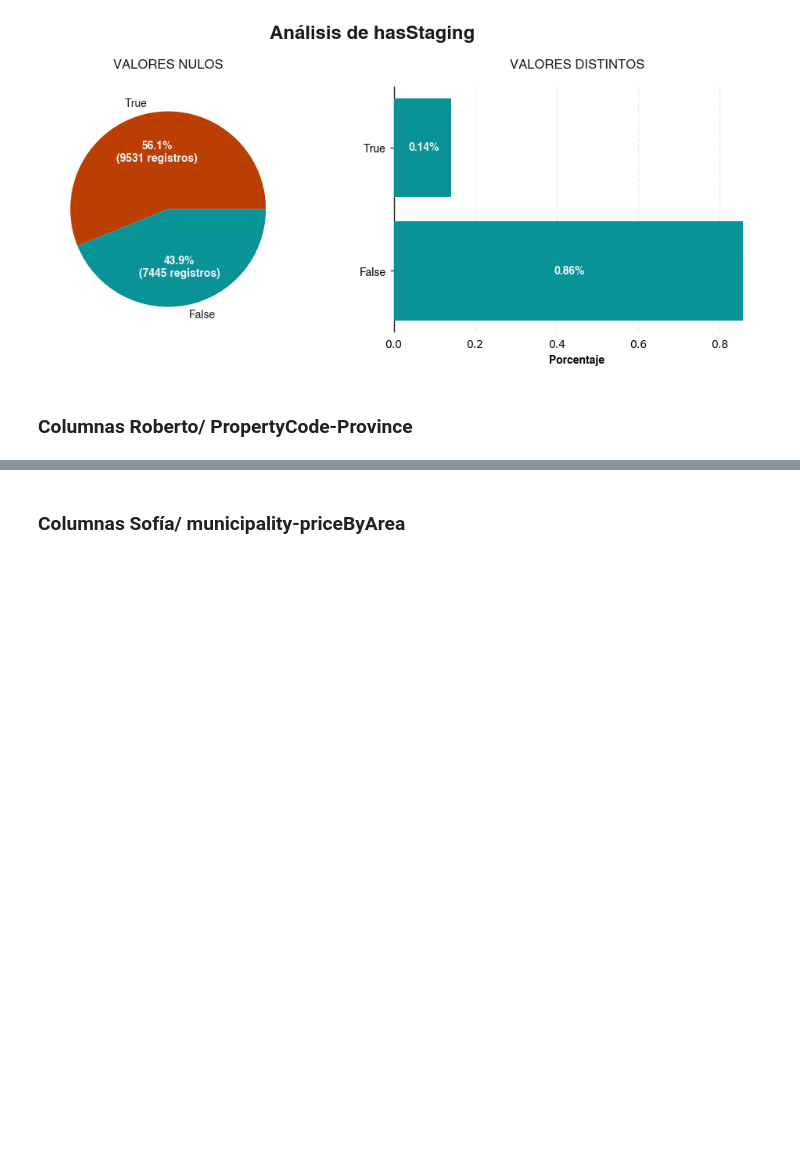
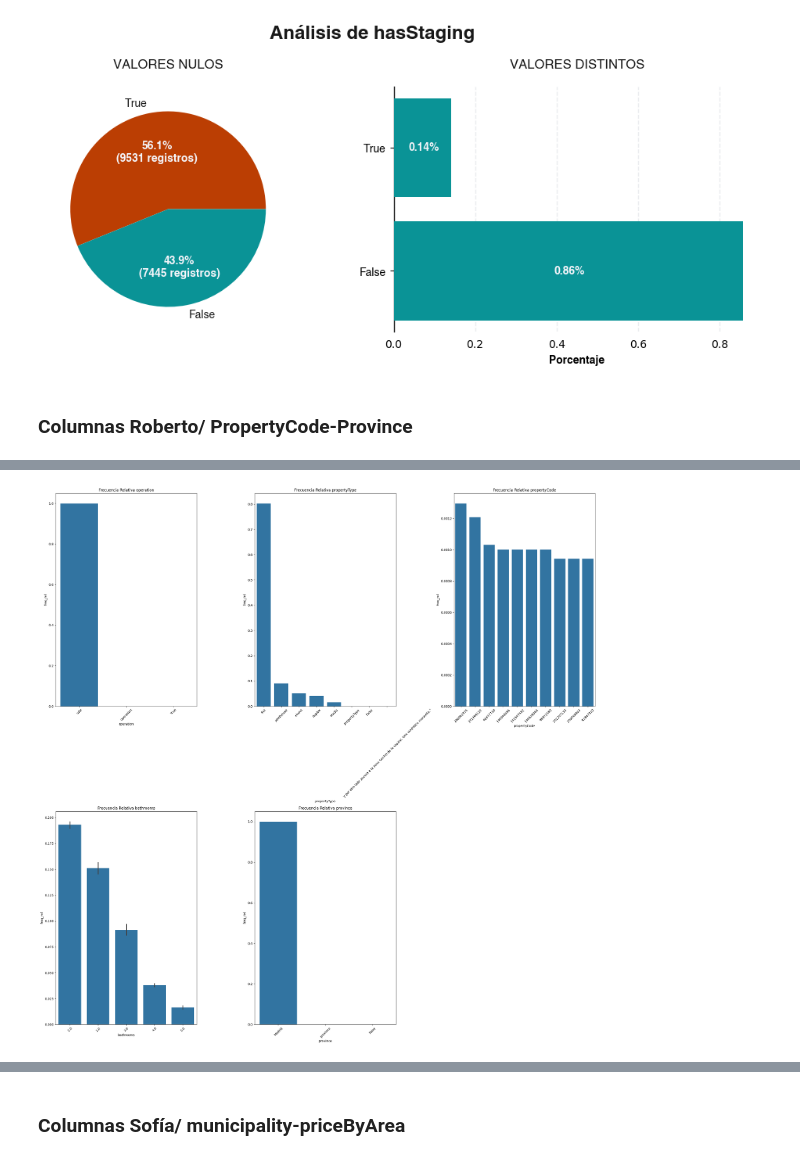
Before and after one commit to asgr29/EDA_Inmuebles_Idealista, a Jupyter notebook: src/notebooks/notebook-eda.ipynb, the cells around one changed output, grey strips where cells are left out. Drawn from its saved outputs; the diff is of its cells as text; code cells hidden in the pictures; blank space fills up the shorter version.

```diff
--- a/src/notebooks/notebook-eda.ipynb
+++ b/src/notebooks/notebook-eda.ipynb
@@ -4890,0 +4993,96 @@ plt.show()
+# %%
+fig, axs = plt.subplots(2, 3, figsize=(25, 25))
+axs = axs.flatten()
+axs[5].axis('off')
+
+# 1. operation
+freq_operation = (
+    df_raw["operation"]
+    .value_counts(normalize=True)
+    .reset_index()
+)
+freq_operation.columns = ["operation", "freq_rel"]
+
+sns.barplot(
+    data=freq_operation,
+    x="operation",
+    y="freq_rel",
+    ax=axs[0]
+)
+axs[0].set_title("Frecuencia Relativa operation")
+axs[0].tick_params(axis='x', rotation=45)
+
+# 2. propertyType
+freq_propertyType = (
+    df_raw["propertyType"]
+    .value_counts(normalize=True)
+    .reset_index()
+)
+freq_propertyType.columns = ["propertyType", "freq_rel"]
+
+sns.barplot(
+    data=freq_propertyType,
+    x="propertyType",
+    y="freq_rel",
+    ax=axs[1]
+)
+axs[1].set_title("Frecuencia Relativa propertyType")
+axs[1].tick_params(axis='x', rotation=45)
+
+# 3. propertyCode (top 10)
+freq_propertyCode = (
+    df_raw["propertyCode"]
+    .value_counts(normalize=True)
+    .head(10)
+    .reset_index()
+)
+freq_propertyCode.columns = ["propertyCode", "freq_rel"]
+
+sns.barplot(
+    data=freq_propertyCode,
+    x="propertyCode",
+    y="freq_rel",
+    ax=axs[2]
+)
+axs[2].set_title("Frecuencia Relativa propertyCode")
+axs[2].tick_params(axis='x', rotation=45)
+
+# 4. bathrooms (top 10)
+freq_bathrooms = (
+    df_raw["bathrooms"]
+    .value_counts(normalize=True)
+    .head(10)
+    .reset_index()
+)
+freq_bathrooms.columns = ["bathrooms", "freq_rel"]
+
+sns.barplot(
+    data=freq_bathrooms,
+    x="bathrooms",
+    y="freq_rel",
+    ax=axs[3]
+)
+axs[3].set_title("Frecuencia Relativa bathrooms")
+axs[3].tick_params(axis='x', rotation=45)
+
+# 5. province
+freq_province = (
+    df_raw["province"]
+    .value_counts(normalize=True)
+    .reset_index()
+)
+freq_province.columns = ["province", "freq_rel"]
+
+sns.barplot(
+    data=freq_province,
+    x="province",
+    y="freq_rel",
+    ax=axs[4]
+)
+axs[4].set_title("Frecuencia Relativa province")
+axs[4].tick_params(axis='x', rotation=45)
+
+plt.tight_layout()
+plt.show()
+# %% [output]
+[figure, added]
```
Also changed, not shown: parts of 9 cells of this notebook.
